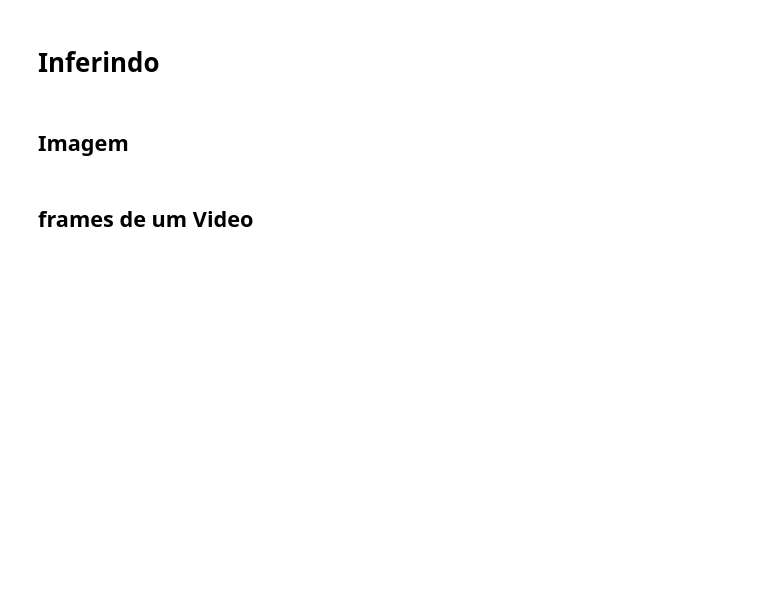
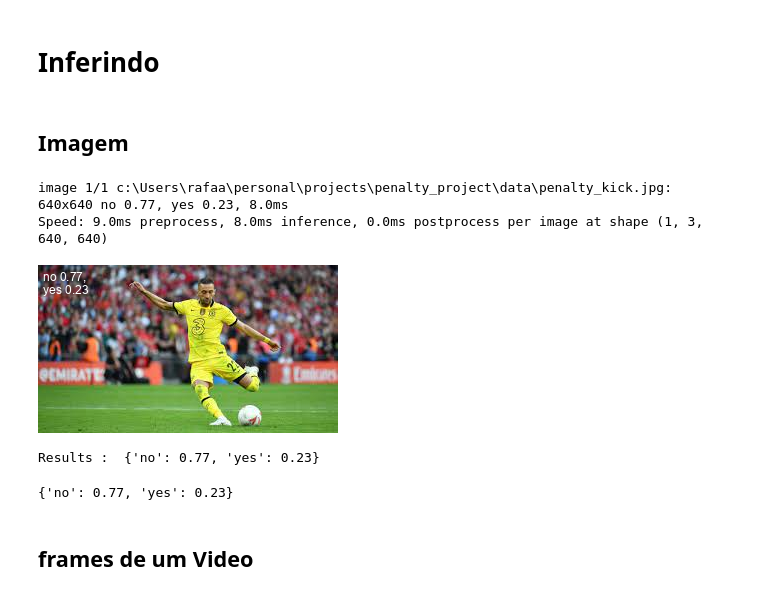
Before and after one commit to rafaelgildin/penalty_project, a Jupyter notebook: Project.ipynb, the cells around one changed output. Cells and saved outputs as stored; diff of their text form; code cells hidden in the pictures; blank space fills up the shorter version.

Commit message:
adding arduino code with inference.py; adding features to main notebook Project.ipynb; adding models; enriching readme; adding requirements.txt to windows

```diff
--- a/Project.ipynb
+++ b/Project.ipynb
@@ -278,31 +281,41 @@ results = model.train(
 # %%
 from IPython.display import display
 from PIL import Image
 from ultralytics import YOLO
 import os
 
 # change current folder
-os.chdir('/home/rafaa/pmy/penalty_project/data')
-best_model_path = '/home/rafaa/pmy/penalty_project/data/dataset/runs/classify/train2/weights/best.pt'
-path = "/home/rafaa/pmy/penalty_project/data/images/lf13/lf13_0001.jpg"
+# os.chdir('/home/rafaa/pmy/penalty_project/data')
+best_model_path = os.path.join('models', 'best_train_2.pt')
+path = os.path.join('data', 'penalty_kick.jpg')
 
 # Load the model
 model = YOLO(best_model_path)
 
 # inference
-r = model(path,save=False, conf=0.15, iou=0.1,device='0')[0]
+r = model(path,save=False, conf=0.5, iou=0.1,device='0')[0]
 
 # Show the results
 im_array = r.plot(conf=True)  # plot a BGR numpy array of predictions
 im = Image.fromarray(im_array[..., ::-1])  # RGB PIL image
 display(im)
 
 # Tratando o resultado
 classes_names = r.names
 probs = r.cpu().probs.data.tolist()
 classes_probs = {}
 for k,v in classes_names.items(): classes_probs[v] = round(probs[k],2)
 print("Results : ", classes_probs)
+# %% [output]
+image 1/1 c:\Users\rafaa\personal\projects\penalty_project\data\penalty_kick.jpg: 640x640 no 0.77, yes 0.23, 8.0ms
+Speed: 9.0ms preprocess, 8.0ms inference, 0.0ms postprocess per image at shape (1, 3, 640, 640)
+[figure, added]
+Results :  {'no': 0.77, 'yes': 0.23}
+# %%
+if classes_probs['yes'] > 0.5:
+    print('yes detected')
+# %% [output]
+{'no': 0.77, 'yes': 0.23}
 # %% [markdown]
 ## frames de um Video
 # %%
```
Also changed, not shown: parts of 8 cells of this notebook, 7 other files.
